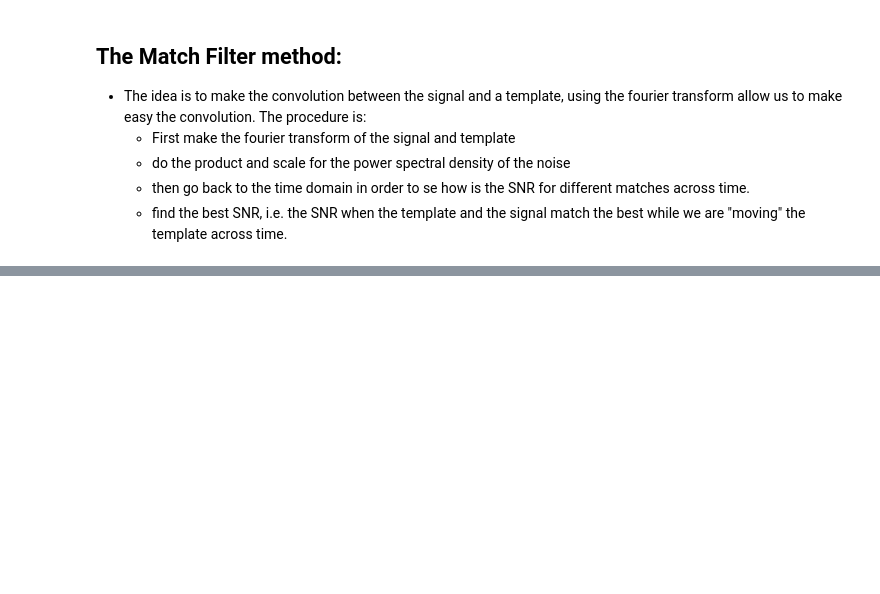
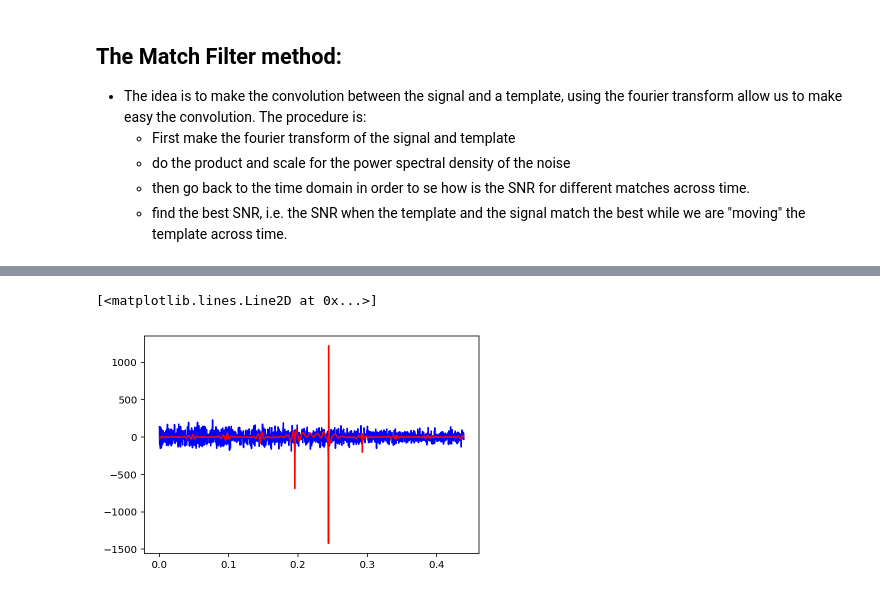
Before and after one commit to frmunozz/IrregularMatchedFilter, a Jupyter notebook: RegularSampling.ipynb, the cells around one changed output, grey strips where cells are left out. Cells and saved outputs as stored; diff of their text form; code cells hidden in the pictures; blank space fills up the shorter version.

```diff
--- a/RegularSampling.ipynb
+++ b/RegularSampling.ipynb
@@ -59,3 +71,28 @@ class Signal:
+# %%
+# whitening
+class Whitening:
+    def __init__(self, data, fs):
+        self.data = data
+        self.fs = fs
+        self.dt = 1 / self.fs
+        self.freqs = np.fft.rfftfreq(len(self.data), self.dt)
+
+    def whiten(self, noise=None):
+        fft_data = np.fft.rfft(self.data)
+        norm = 1./np.sqrt(1./(self.dt*2)) # normalized by the nyquist frequency(?)
+        if noise is not None:
+            psd = self.make_psd(noise)
+        else:
+            # usually the noise is much higher than the signal so the psd of the entire
+            # signal is approx. the psd of the noise.
+            psd = self.make_psd(self.data)
+        white_fft_data = fft_data / np.sqrt(np.abs(psd)) * norm
+        white_data = np.fft.irfft(white_fft_data, n=len(self.data))
+        return white_data
+
+    def make_psd(self, data):
+        power, freq = mlab.psd(data, Fs=self.fs, NFFT=4 * self.fs)
+        return np.interp(self.freqs, freq, power)
 # %% [markdown]
 ## The Match Filter method:
 * The idea is to make the convolution between the signal and a template, using the fourier transform allow us to make easy the convolution. The procedure is:
@@ -115,0 +250,10 @@ class MatchFilter:
+# %%
+data2 = Whitening(data, fs).whiten()
+noise2 = Whitening(noise, fs).whiten()
+template2 = Whitening(template, fs).whiten()
+plt.plot(times, data2, 'b')
+plt.plot(times, template2, 'r')
+# plt.xlim(0.2, 0.4)
+# %% [output]
+[<matplotlib.lines.Line2D at 0x...>]
+[figure, added]
```
Also changed, not shown: parts of 16 cells of this notebook.
